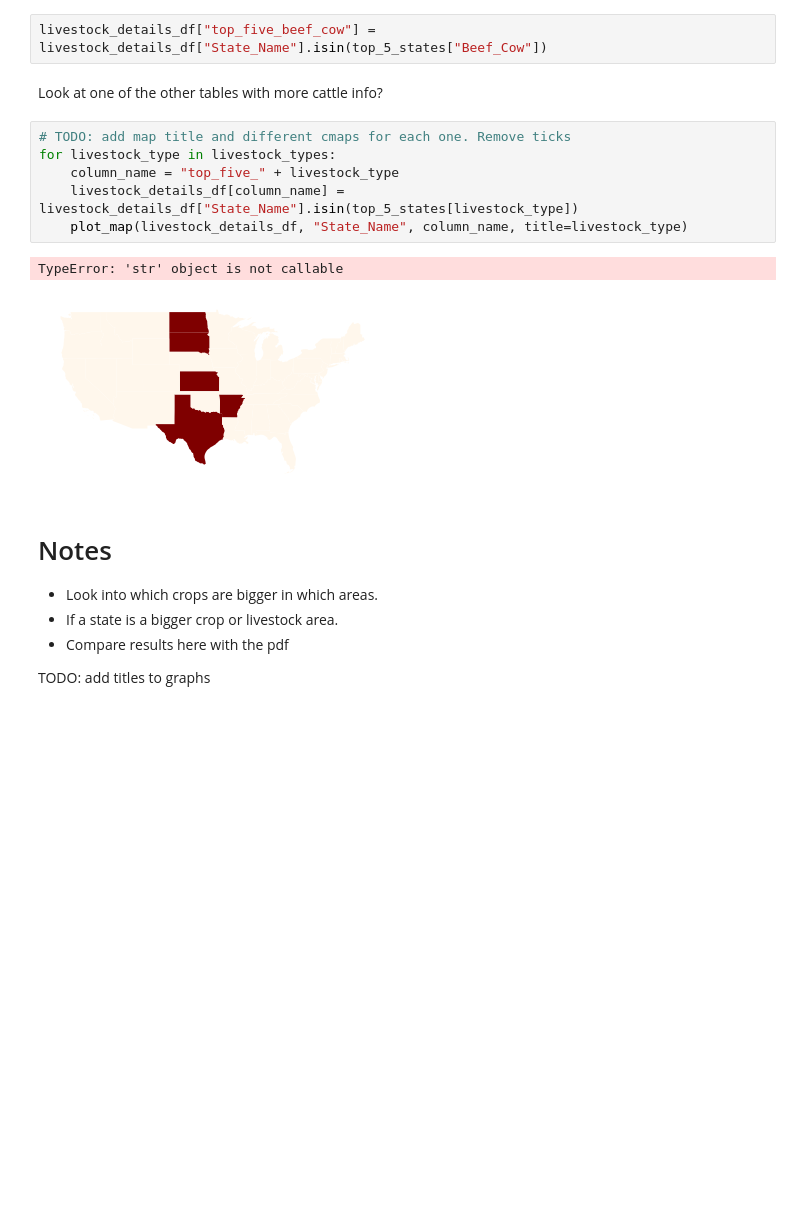
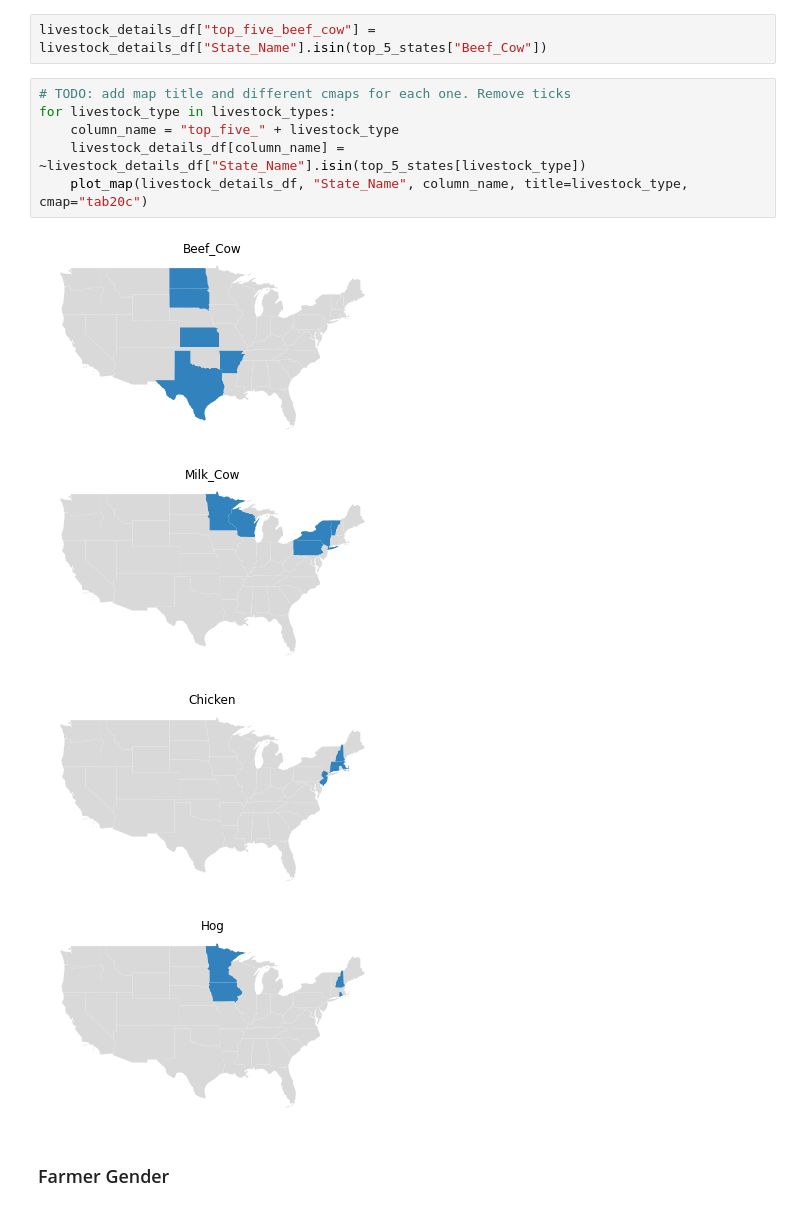
Before and after one commit to PateDHubbard/agg_census_data_analysis, a Jupyter notebook: notebook.ipynb, the cells around one changed output. Saved outputs shown, nothing was run; the diff lists cells and outputs as text; blank space fills up the shorter version.

```diff
--- a/notebook.ipynb
+++ b/notebook.ipynb
@@ -554,21 +608,16 @@ Top 5 Milk_Cow states (Total # of Farms)
 Now let's map out the locations of the top 5 states (percentage wise) for each livestock category.
 # %%
 livestock_details_df["top_five_beef_cow"] = livestock_details_df["State_Name"].isin(top_5_states["Beef_Cow"])
-# %% [markdown]
-Look at one of the other tables with more cattle info?
 # %%
 # TODO: add map title and different cmaps for each one. Remove ticks
 for livestock_type in livestock_types:
     column_name = "top_five_" + livestock_type
-    livestock_details_df[column_name] = livestock_details_df["State_Name"].isin(top_5_states[livestock_type])
-    plot_map(livestock_details_df, "State_Name", column_name, title=livestock_type)
+    livestock_details_df[column_name] = ~livestock_details_df["State_Name"].isin(top_5_states[livestock_type])
+    plot_map(livestock_details_df, "State_Name", column_name, title=livestock_type, cmap="tab20c")
 # %% [output]
-TypeError: 'str' object is not callable
-[figure, old version]
+[figure, new version]
+[figure, added]
+[figure, added]
+[figure, added]
-# %% [markdown]
-# Notes
-- Look into which crops are bigger in which areas.
-- If a state is a bigger crop or livestock area.
-- Compare results here with the pdf
-
-TODO: add titles to graphs
+# %% [markdown]
+### Farmer Gender
```
Also changed, not shown: parts of 9 cells of this notebook, 2 other files.
